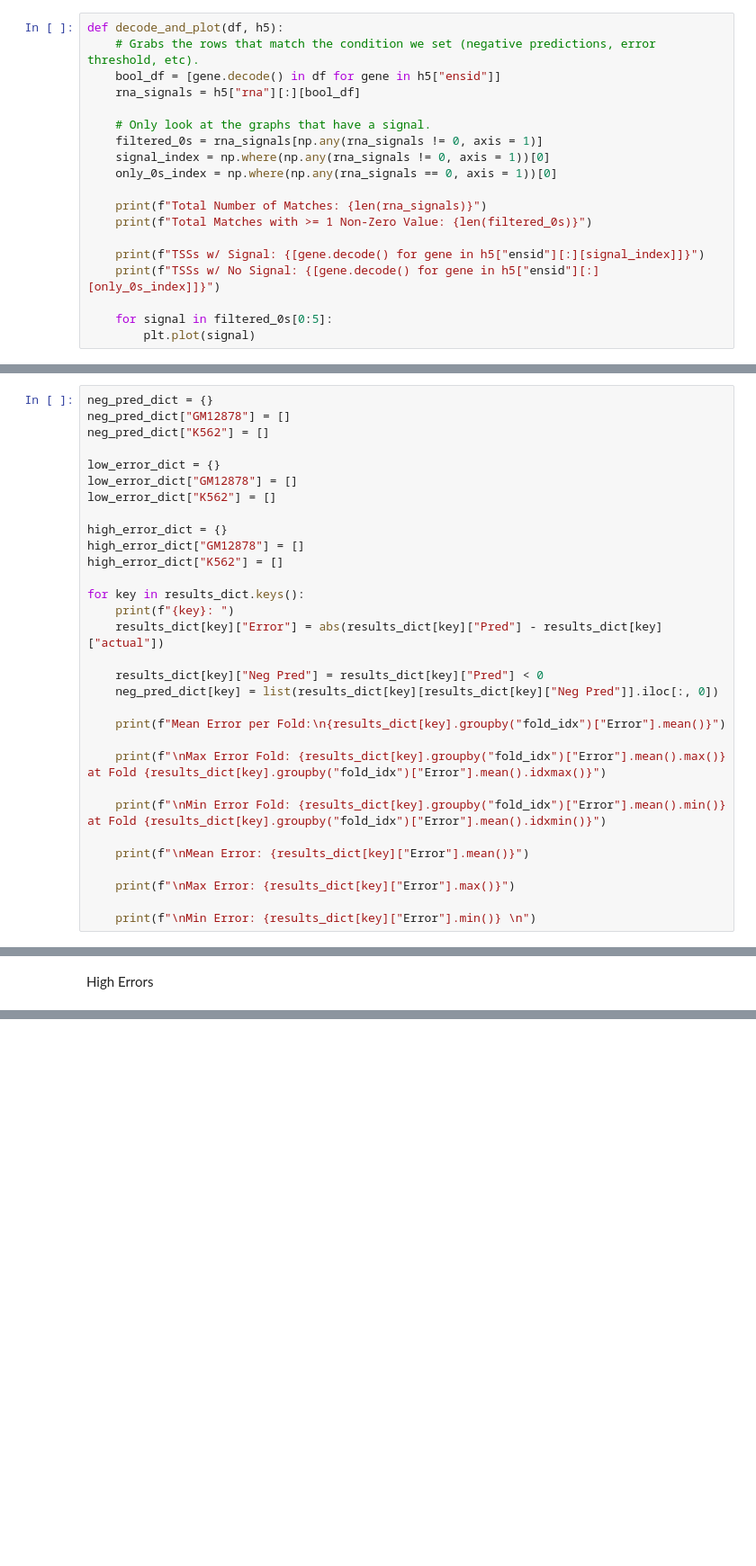
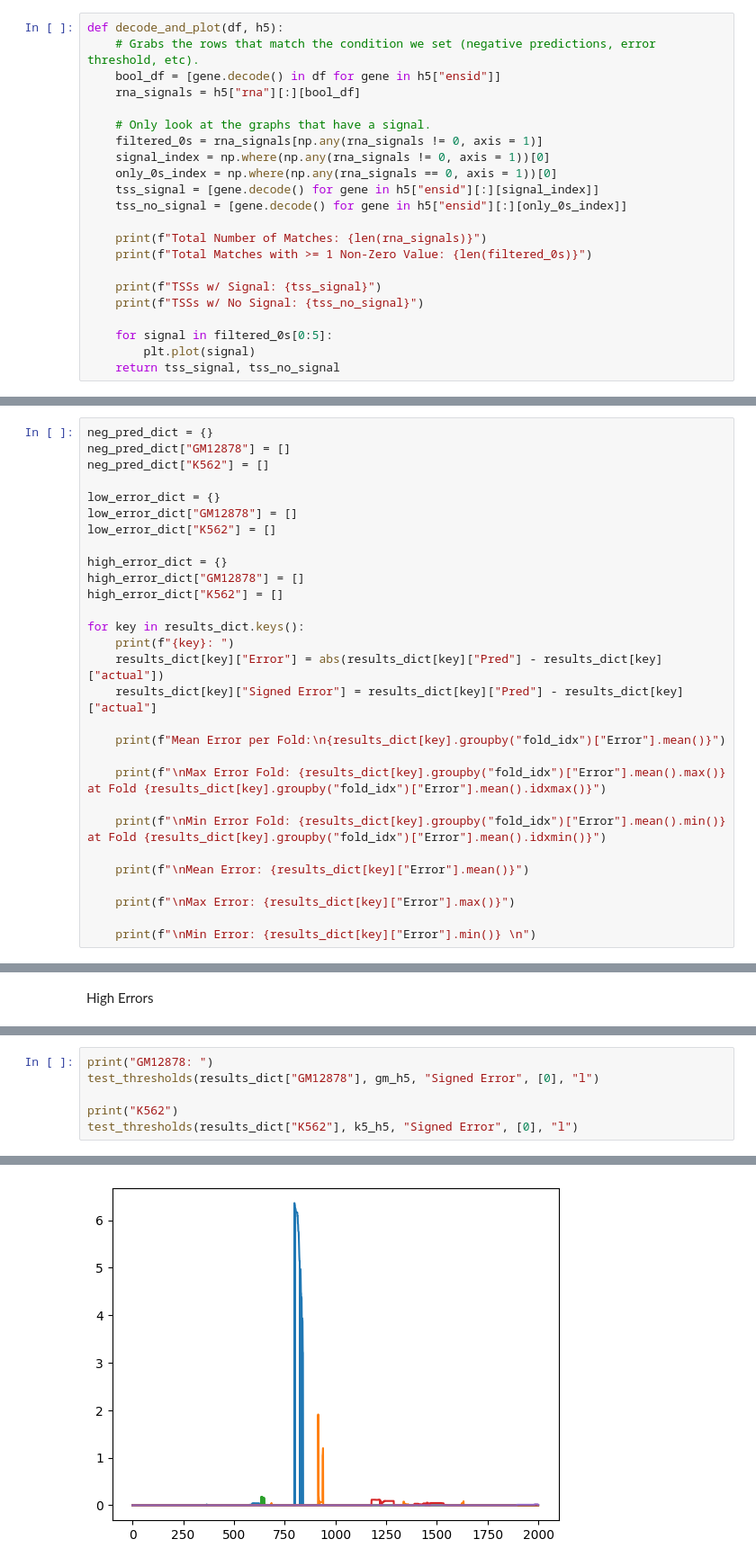
Before and after one commit to AndrewH72/Transcription-Start-Site-Usage-Prediction, a Jupyter notebook: trained_models.ipynb, the cells around one changed output, grey strips where cells are left out. Shown at 90% size. Cells and saved outputs as stored; diff of their text form; blank space fills up the shorter version.

```diff
--- a/trained_models.ipynb
+++ b/trained_models.ipynb
@@ -21,15 +21,18 @@ def decode_and_plot(df, h5):
     filtered_0s = rna_signals[np.any(rna_signals != 0, axis = 1)]
     signal_index = np.where(np.any(rna_signals != 0, axis = 1))[0]
     only_0s_index = np.where(np.any(rna_signals == 0, axis = 1))[0]
+    tss_signal = [gene.decode() for gene in h5["ensid"][:][signal_index]]
+    tss_no_signal = [gene.decode() for gene in h5["ensid"][:][only_0s_index]]
 
     print(f"Total Number of Matches: {len(rna_signals)}")
     print(f"Total Matches with >= 1 Non-Zero Value: {len(filtered_0s)}")
 
-    print(f"TSSs w/ Signal: {[gene.decode() for gene in h5["ensid"][:][signal_index]]}")
-    print(f"TSSs w/ No Signal: {[gene.decode() for gene in h5["ensid"][:][only_0s_index]]}")
+    print(f"TSSs w/ Signal: {tss_signal}")
+    print(f"TSSs w/ No Signal: {tss_no_signal}")
 
     for signal in filtered_0s[0:5]:
         plt.plot(signal)
+    return tss_signal, tss_no_signal
 # %%
 def test_thresholds(dict, h5, conditional_column, thresholds, operand):
     for threshold in thresholds:
@@ -76,9 +82,7 @@ high_error_dict["K562"] = []
 for key in results_dict.keys():
     print(f"{key}: ")
     results_dict[key]["Error"] = abs(results_dict[key]["Pred"] - results_dict[key]["actual"])
-
-    results_dict[key]["Neg Pred"] = results_dict[key]["Pred"] < 0
-    neg_pred_dict[key] = list(results_dict[key][results_dict[key]["Neg Pred"]].iloc[:, 0])
+    results_dict[key]["Signed Error"] = results_dict[key]["Pred"] - results_dict[key]["actual"]
 
     print(f"Mean Error per Fold:\n{results_dict[key].groupby("fold_idx")["Error"].mean()}")
 
@@ -136,0 +261,7 @@ test_thresholds(results_dict["K562"], k5_h5, "Error", [1, 1.5, 2], "g")
+# %%
+print("GM12878: ")
+test_thresholds(results_dict["GM12878"], gm_h5, "Signed Error", [0], "l")
+
+print("K562")
+test_thresholds(results_dict["K562"], k5_h5, "Signed Error", [0], "l")
+# %% [output]
@@ -136,0 +274 @@ test_thresholds(results_dict["K562"], k5_h5, "Error", [1, 1.5, 2], "g")
+[figure, added]
```
Also changed, not shown: parts of 11 cells of this notebook.
